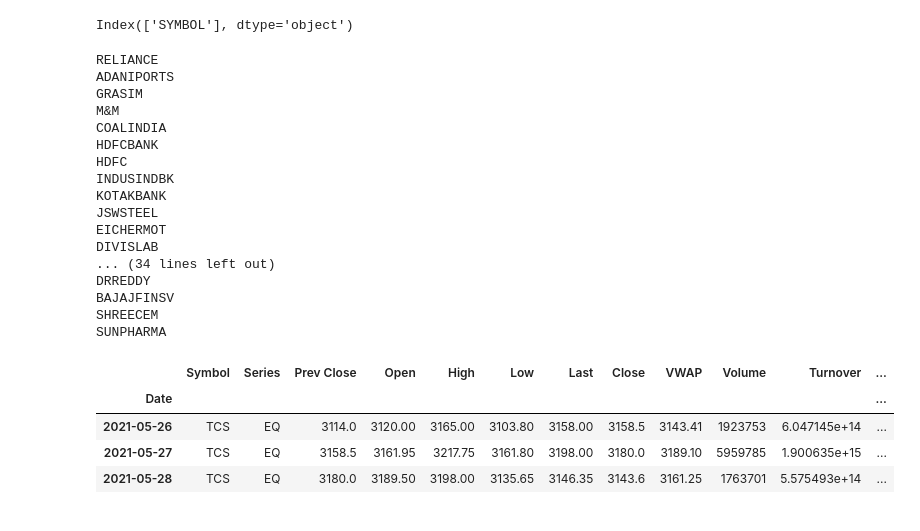
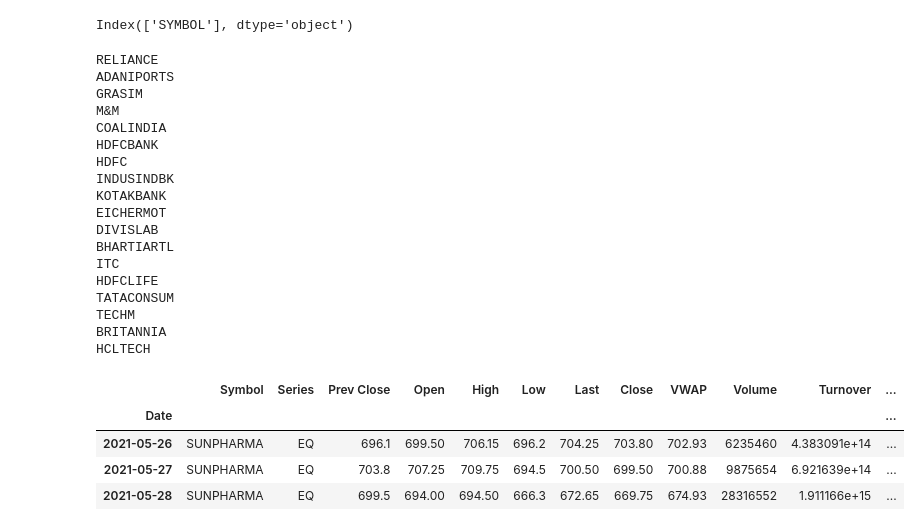
Before and after one commit to my8286/Stock-Analysis, a Jupyter notebook: Simple Moving Average.ipynb, the cells around one changed output. Cells and saved outputs as stored; diff of their text form; code cells hidden in the pictures.

```diff
--- a/Simple Moving Average.ipynb
+++ b/Simple Moving Average.ipynb
@@ -15,12 +15,19 @@ nifty50.columns
 # %% [output]
 Index(['SYMBOL'], dtype='object')
 # %%
+list=[]
 for name, values in nifty50.iteritems():
     for index in values:
-        tcs=get_history(index,start=datetime(2021,2,1),end=datetime(2021,12,20))
-        tcs.to_csv("stocks/{index}.csv".format(index=index))
-        print(index)
+        rising_stock=get_history(index,start=datetime(2021,2,1),end=datetime(2021,12,20))
+        sublist=[]
+        if rising_stock['Open'][-1] < rising_stock['Close'][-1]:
+            rising_stock.to_csv("stocks/{index}.csv".format(index=index))
+            sublist.append(index)
+            list.append(sublist)
+            print(index)
     #print('{name}: {value}'.format(name=name, value=values))
+data=pd.DataFrame(list,columns=["SYMBOL"])
+data.to_csv("stocks/rising_stocks.csv")
 # %% [output]
 RELIANCE
 ADANIPORTS
@@ -31,35 +38,36 @@ HDFCBANK
 HDFC
 INDUSINDBK
 KOTAKBANK
-JSWSTEEL
 EICHERMOT
 DIVISLAB
-... (34 lines left out)
-DRREDDY
-BAJAJFINSV
-SHREECEM
-SUNPHARMA
+BHARTIARTL
+ITC
+HDFCLIFE
+TATACONSUM
+TECHM
+BRITANNIA
+HCLTECH
 # %%
 tcs=get_history('TCS',start=datetime(2021,2,1),end=datetime(2021,12,20))
 # %%
 tcs.to_csv("TCS.csv")
-# %%
-daily = pd.read_csv('TCS.csv',index_col=0,parse_dates=True)
-daily.index.name = 'Date'
-daily.tail(3)
-# %% [output]
-|  | Symbol | Series | Prev Close | Open | High | Low | Last | Close | VWAP | Volume | Turnover | ... |
-| Date |  |  |  |  |  |  |  |  |  |  |  | ... |
-| 2021-05-26 | TCS | EQ | 3114.0 | 3120.00 | 3165.00 | 3103.80 | 3158.00 | 3158.5 | 3143.41 | 1923753 | 6.047145e+14 | ... |
-| 2021-05-27 | TCS | EQ | 3158.5 | 3161.95 | 3217.75 | 3161.80 | 3198.00 | 3180.0 | 3189.10 | 5959785 | 1.900635e+15 | ... |
-| 2021-05-28 | TCS | EQ | 3180.0 | 3189.50 | 3198.00 | 3135.65 | 3146.35 | 3143.6 | 3161.25 | 1763701 | 5.575493e+14 | ... |
 # %%
 # calculating the simple moving average (which is just mean calculated progressively)
 # and add the result as a new column to dataframe
 
-### We need to define two windows: Short term window and Long-term window
+### We need to define a window: Short term window
 ### and plot the graph with points where upturn and downturn happen
 
-short_window = 44
-
-daily["44_obs_for_SMA"] = daily["Close"].rolling(window=short_window).mean()
+for name, values in nifty50.iteritems():
+    for index in values:
+        stock = pd.read_csv('stocks/{index}.csv'.format(index=index),index_col=0,parse_dates=True)
+        stock.index.name = 'Date'
+        short_window = 44
+        stock["44_obs_for_SMA"] = stock["Close"].rolling(window=short_window).mean()
+stock.tail(3)
+# %% [output]
+|  | Symbol | Series | Prev Close | Open | High | Low | Last | Close | VWAP | Volume | Turnover | ... |
+| Date |  |  |  |  |  |  |  |  |  |  |  | ... |
+| 2021-05-26 | SUNPHARMA | EQ | 696.1 | 699.50 | 706.15 | 696.2 | 704.25 | 703.80 | 702.93 | 6235460 | 4.383091e+14 | ... |
+| 2021-05-27 | SUNPHARMA | EQ | 703.8 | 707.25 | 709.75 | 694.5 | 700.50 | 699.50 | 700.88 | 9875654 | 6.921639e+14 | ... |
+| 2021-05-28 | SUNPHARMA | EQ | 699.5 | 694.00 | 694.50 | 666.3 | 672.65 | 669.75 | 674.93 | 28316552 | 1.911166e+15 | ... |
```
Also changed, not shown: parts of 5 cells of this notebook, 32 other files.
